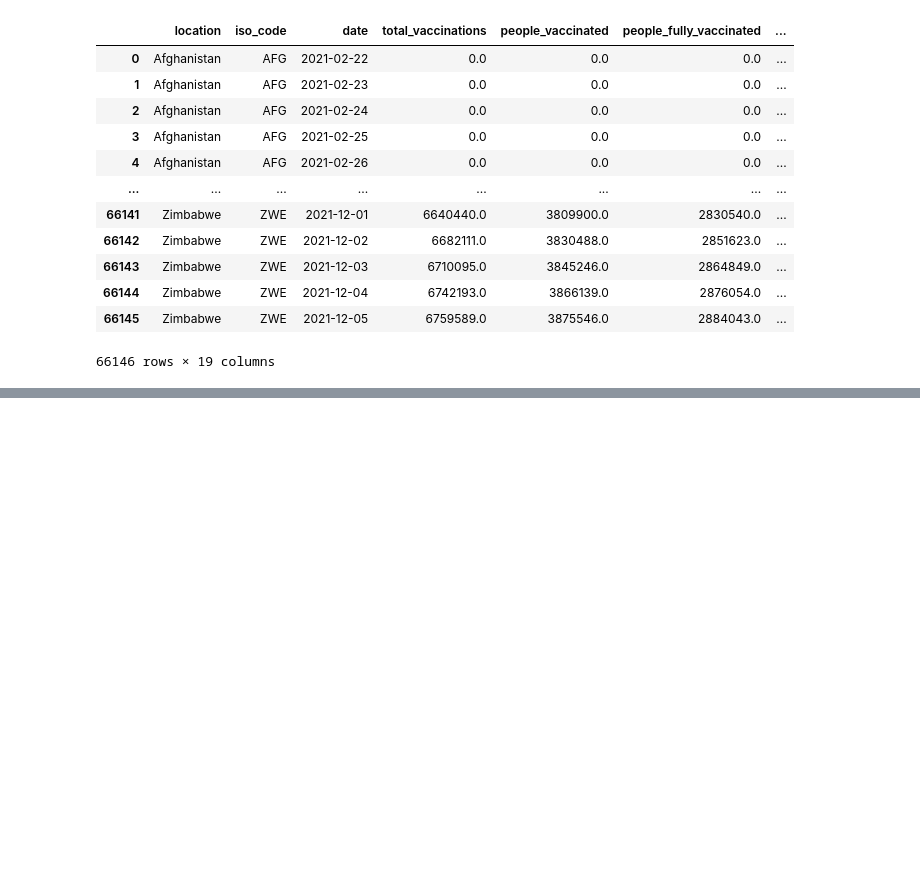
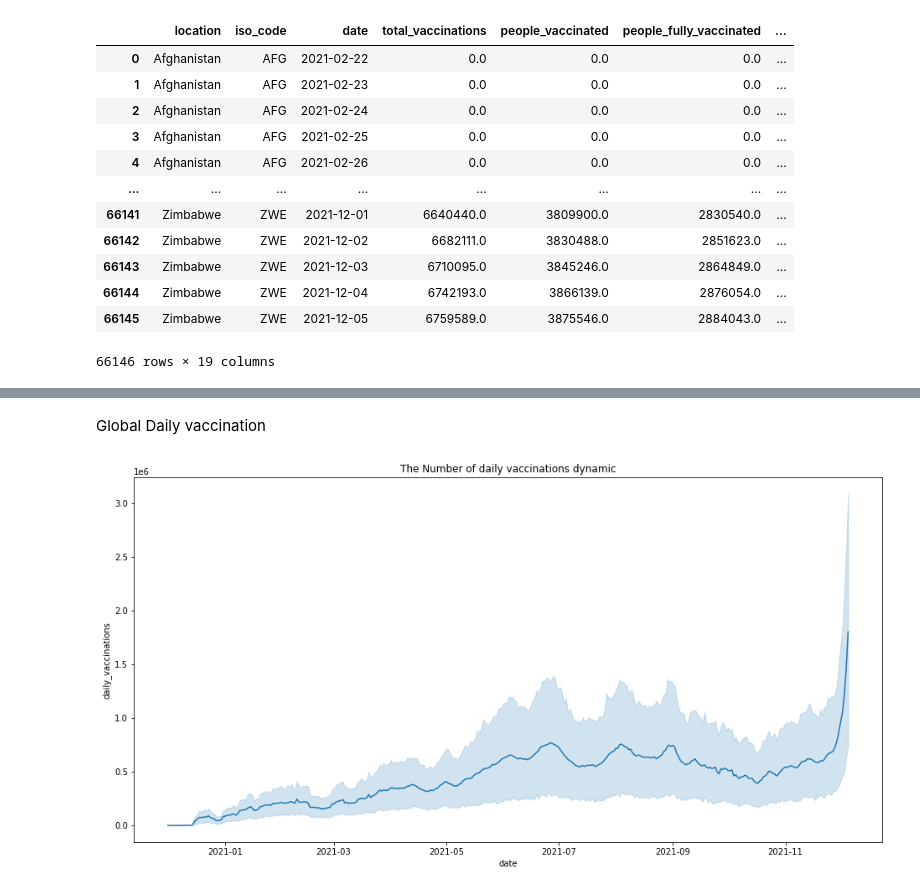
Before and after one commit to augustinexu/2021Fall_finals, a Jupyter notebook: final.ipynb, the cells around one changed output, grey strips where cells are left out. Cells and saved outputs as stored; diff of their text form; code cells hidden in the pictures; blank space fills up the shorter version.

```diff
--- a/final.ipynb
+++ b/final.ipynb
@@ -150,0 +178,9 @@ dtype: float64
+# %% [markdown]
+Global Daily vaccination
+# %%
+plt.figure(figsize=(16,8))
+sns.lineplot(x=df.date, y=df.daily_vaccinations)
+plt.title('The Number of daily vaccinations dynamic')
+plt.show()
+# %% [output]
+[figure, added]
```
Also changed, not shown: parts of 8 cells of this notebook.
